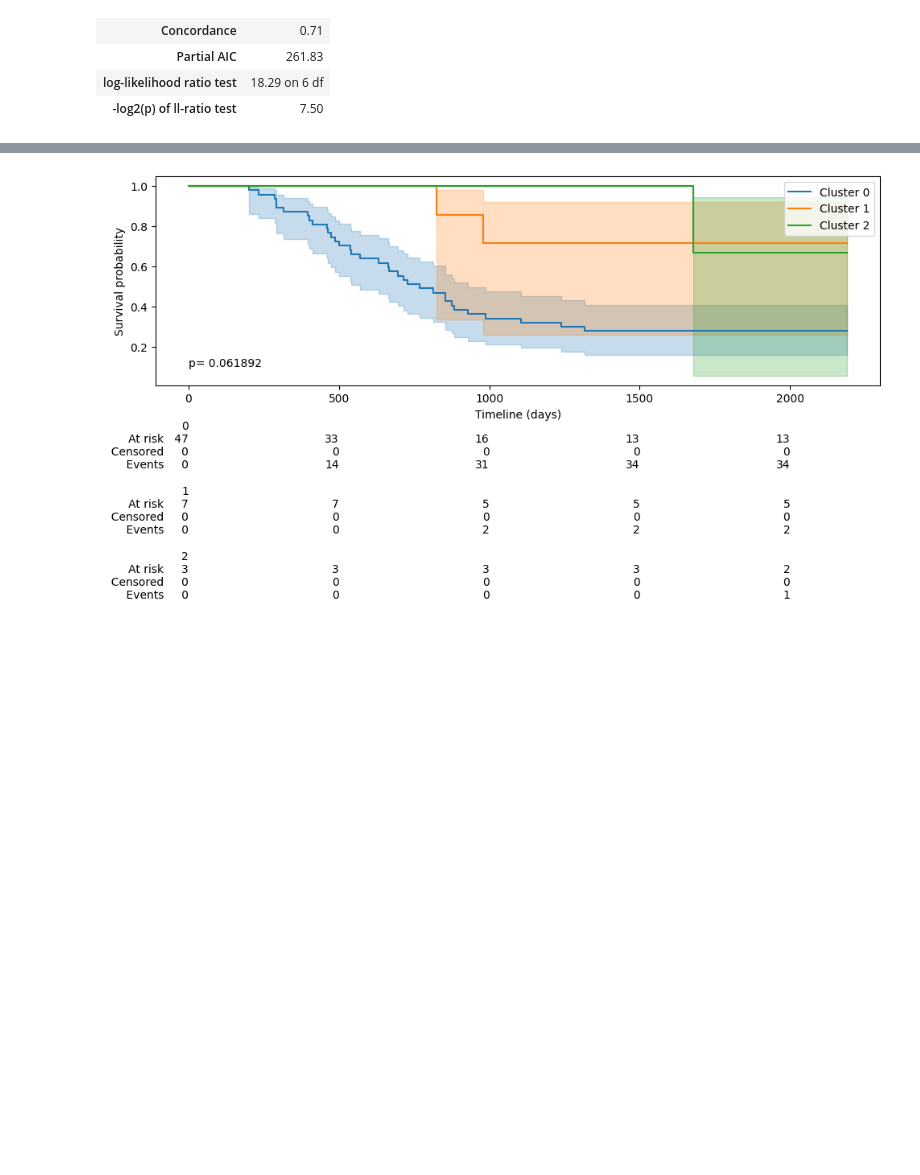
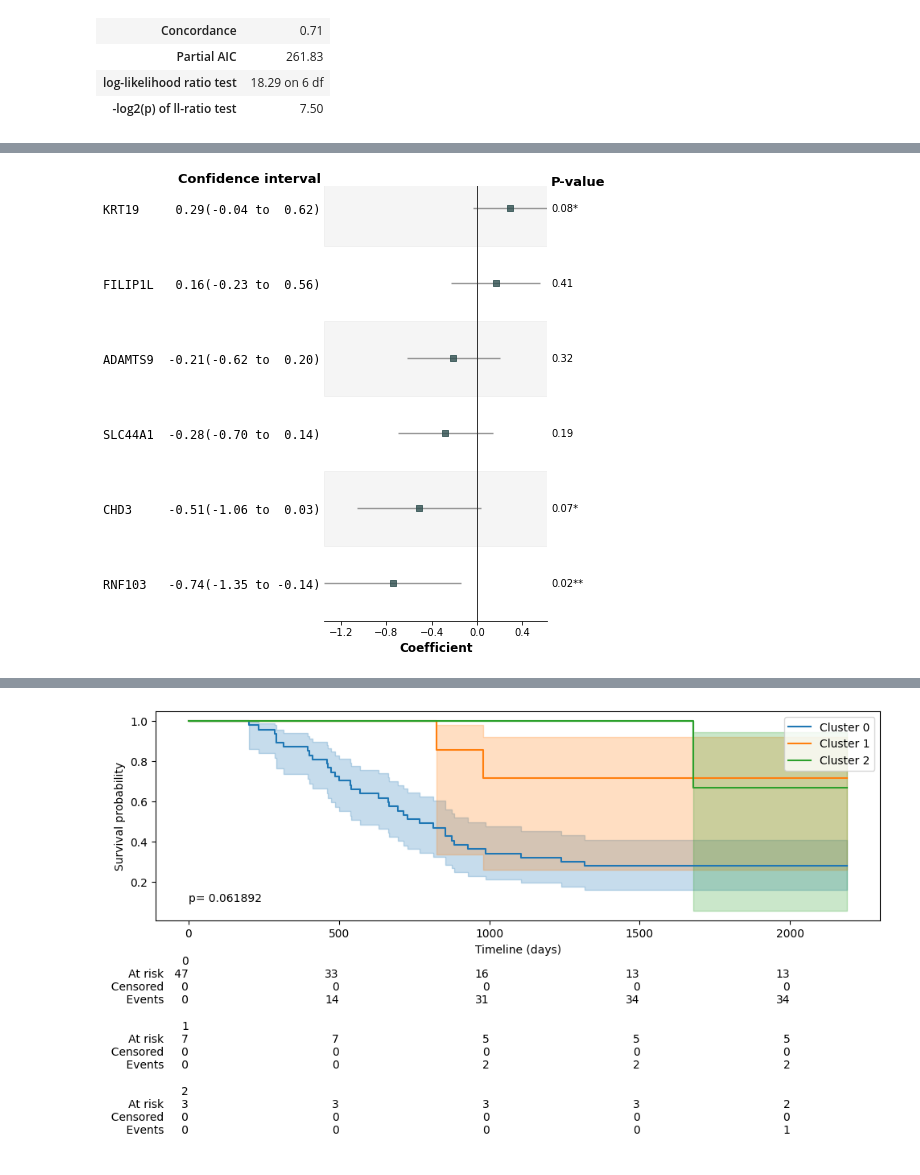
Before and after one commit to albertolzs/edc_mo_pdac_val, a Jupyter notebook: src/visualization.ipynb, the cells around one changed output, grey strips where cells are left out. Drawn from its saved outputs; the diff is of its cells as text; code cells hidden in the pictures; blank space fills up the shorter version.

```diff
--- a/src/visualization.ipynb
+++ b/src/visualization.ipynb
@@ -410,0 +543,16 @@ cph.fit(gene_clinical_data[list_of_genes + ["label_days_to_death", "label_deceas
+# %%
+_ = fp.forestplot(
+    dataframe=df_biomarkers[df_biomarkers["model"] == "combined"],
+    estimate="coef",
+    ll="coef lower 95%",
+    hl="coef upper 95%",
+    varlabel="covariate",
+    pval="p",
+    color_alt_rows=True,
+    ylabel="Confidence interval",
+    xlabel="Coefficient",
+    form_ci_report= True,
+    sort=True,
+)
+# %% [output]
+[figure, added]
```
Also changed, not shown: parts of 6 cells of this notebook.
